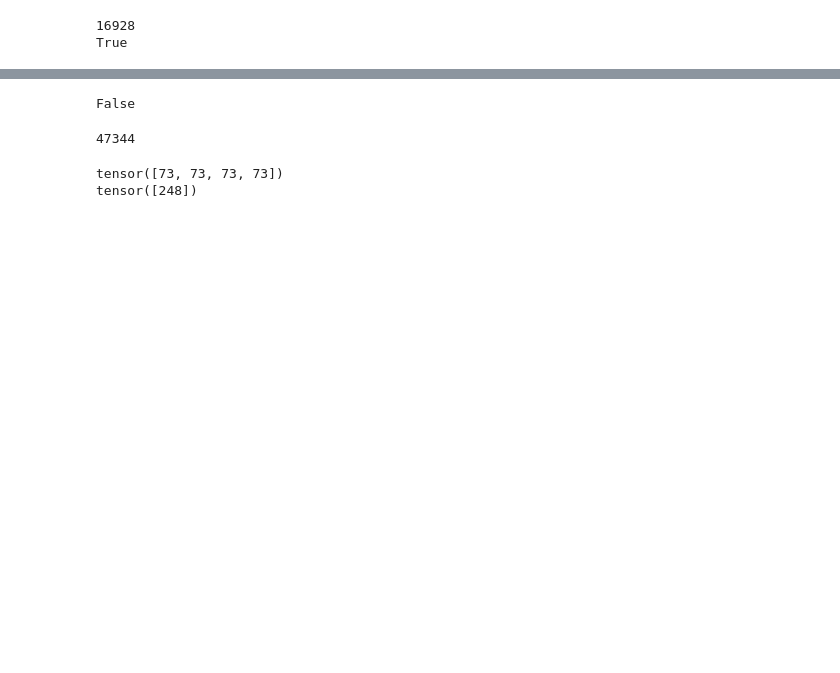
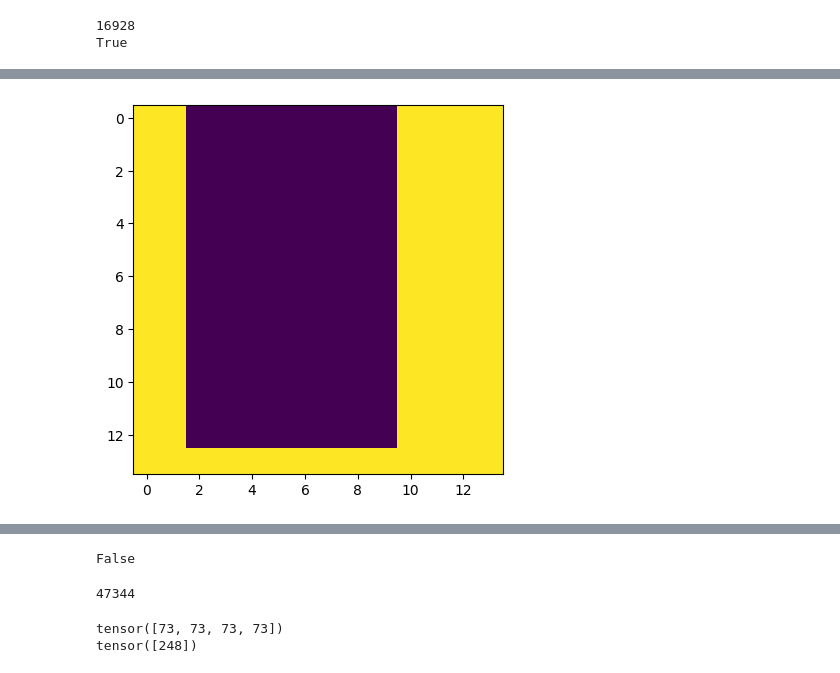
Before and after one commit to eisbetterthanpi/JEPA, a Jupyter notebook: Seq_JEPA.ipynb, the cells around one changed output, grey strips where cells are left out. Drawn from its saved outputs; the diff is of its cells as text; code cells hidden in the pictures; blank space fills up the shorter version.

```diff
--- a/Seq_JEPA.ipynb
+++ b/Seq_JEPA.ipynb
@@ -428,0 +960,27 @@ Data2VecAudioConfig
+# %%
+# print(collated_batch, collated_masks_enc, collated_masks_pred)
+# print(collated_batch) # tensor([0, 1, 2, 3]) batch
+# print(collated_masks_enc) # nenc*[M*[pred mask blocks patch ind]]
+# print(collated_masks_pred) # npred * [M * [context]]
+
+
+# print(len(collated_masks_enc[0]), len(collated_masks_pred[0]))
+# print(collated_masks_enc[0], collated_masks_pred[0])
+
+h,w=14,14
+img = torch.ones(h*w)
+# img[collated_masks_enc[0]]=0
+img[collated_masks_pred[0][2]]=0
+
+import numpy as np
+import matplotlib.pyplot as plt
+def imshow(img):
+    # img = img / 2 + 0.5  # unnormalize
+    npimg = img.numpy()
+    # plt.imshow(np.transpose(npimg, (1, 2, 0)))
+    plt.imshow(npimg)
+    plt.show()
+
+imshow(img.reshape(h,w))
+# %% [output]
+[figure, added]
```
Also changed, not shown: parts of 11 cells of this notebook.
